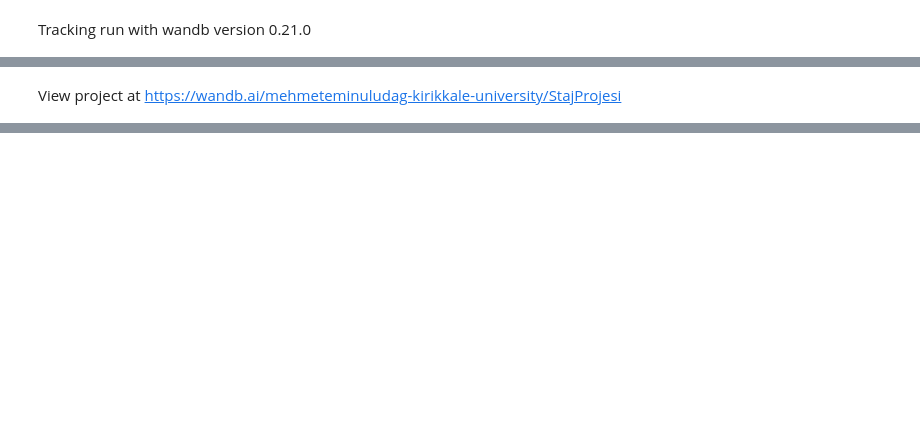
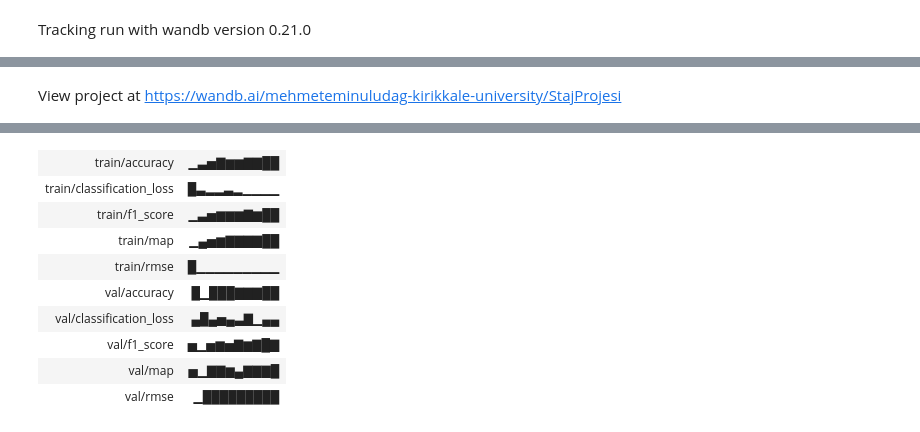
Before and after one commit to mehmeteminuludag/RealTime3DObjectDetection, a Jupyter notebook: 3DObjectDetection.ipynb, the cells around one changed output, grey strips where cells are left out. Saved outputs shown, nothing was run; the diff lists cells and outputs as text; code cells hidden in the pictures; blank space fills up the shorter version.

Commit message:
Model changes & different hyperparameters training

```diff
--- a/3DObjectDetection.ipynb
+++ b/3DObjectDetection.ipynb
@@ -1604,16 +1816,0 @@ Find logs at: ./wandb/run-20250808_061414-g7gb6bpq/logs
-# %%
-model = CompleteMultiTaskModel(İsPretreained=True,num_classes=8)
-train_model(
-  model=model,
-  train_loader=train_loader,
-  val_loader=val_loader,
-  num_epochs=10,
-  learning_rate=1e-3,
-  device=device,
-  save_path='best_multitask_model.pth',
-  class_weights=class_weights,
-  scheduler_patience=3,
-  scheduler_factor=0.2,
-  threshold=0.4,
-  iou_threshold=0.35
-)
@@ -1666,34 +1817,47 @@ View project at https://wandb.ai/mehmeteminuludag-kirikkale-university/StajProje
 # %%
 def objective(trial):
-    # Hiperparametre aralıkları
+    # Hiperparametre önerileri
+    learning_rate = trial.suggest_float('learning_rate', 1e-5, 1e-2, log=True)
+
+    # Task weights - dengeli bir şekilde ayarla
+    classification_weight = trial.suggest_float('classification_weight', 0.5, 2.0)
+    regression_weight = trial.suggest_float('regression_weight', 0.5, 2.0)
+    detection_depth_weight = trial.suggest_float('detection_depth_weight', 0.1, 0.5)
+    depth_map_weight = trial.suggest_float('depth_map_weight', 0.1, 0.5)
+
     task_weights = {
-            'classification': 1.0,
-            'regression': 1.0,
-            'detection_depth': 0.2,
-            'depth_map': 0.2
-        }
-    lr = trial.suggest_float("lr", 1e-6, 1e-3, log=True)
-    threshold = trial.suggest_categorical("threshold", [0.3, 0.4, 0.5])
-    iou_threshold = trial.suggest_categorical("iou_threshold", [0.05, 0.1, 0.15])
-    model = CompleteMultiTaskModel(İsPretreained=True,num_classes=8).to(device)
+        'classification': classification_weight,
+        'regression': regression_weight,
+        'depth': detection_depth_weight,
+        'depth_map': depth_map_weight
+    }
+
+    # IoU thresholds
+    p_iou_threshold = trial.suggest_float('p_iou_threshold', 0.3, 0.7)
+    n_iou_threshold = trial.suggest_float('n_iou_threshold', 0.1, 0.4)
+
+    # Model oluştur ve BatchNorm ayarla
+    model = CompleteMultiTaskModel(num_classes=8, num_anchors=9).to(device)
+
     best_val_loss = train_model(
-          model=model,
-          train_loader=train_loader,
-          val_loader=val_loader,
-          num_epochs=5,
-          learning_rate=lr,
-          device=device,
-          save_path='best_multitask_model.pth',
-          class_weights=class_weights,
-          scheduler_patience=3,
-          scheduler_factor=0.2,
-          threshold=threshold,
-          iou_threshold=iou_threshold,
-          task_weights=task_weights
-        )
+        model=model,
+        train_loader=train_loader,
+        val_loader=val_loader,
+        num_epochs=10,  # Optuna için kısa epoch
+        learning_rate=learning_rate,
+        device=device,
+        save_path=f'optuna_trial_{trial.number}.pth',
+        class_weights=classification_weight,
+        task_weights=task_weights,
+        scheduler_patience=3,
+        scheduler_factor=0.2,
+        p_iou_threshold=p_iou_threshold,
+        n_iou_threshold=n_iou_threshold
+    )
+
     return best_val_loss
 study = optuna.create_study(direction="minimize")
-study.optimize(objective, n_trials=30)
+study.optimize(objective, n_trials=20)
 
 print("En iyi parametreler:", study.best_params)
 # %% [output]
@@ -1707,0 +1873,10 @@ Warning: NaN/Inf detected in regression output
+| train/accuracy | ▁▃▅▇▆▆▇▇██ |
+| train/classification_loss | █▃▂▂▃▂▁▁▁▁ |
+| train/f1_score | ▁▃▅▆▆▆▇▆██ |
+| train/map | ▁▄▅▆▇▇▇▇██ |
+| train/rmse | █▁▁▁▁▁▁▁▁▁ |
+| val/accuracy | █▁███▇▇▇██ |
+| val/classification_loss | ▄█▄▅▄▃▇▁▄▄ |
+| val/f1_score | ▅▁▅▆▅▇▆▇█▇ |
+| val/map | ▅▁▇▇▆▄▇▇▇█ |
+| val/rmse | ▁█████████ |
```
Also changed, not shown: parts of 11 cells of this notebook.
